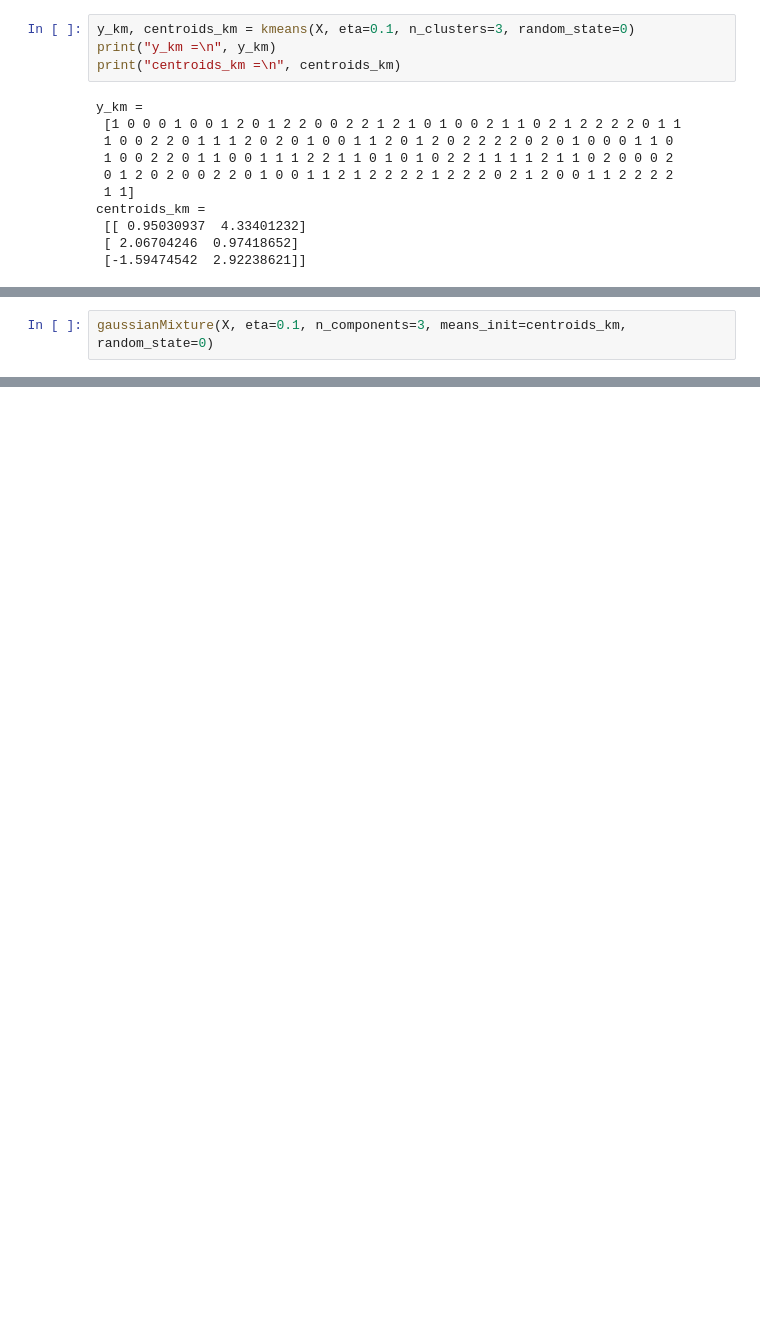
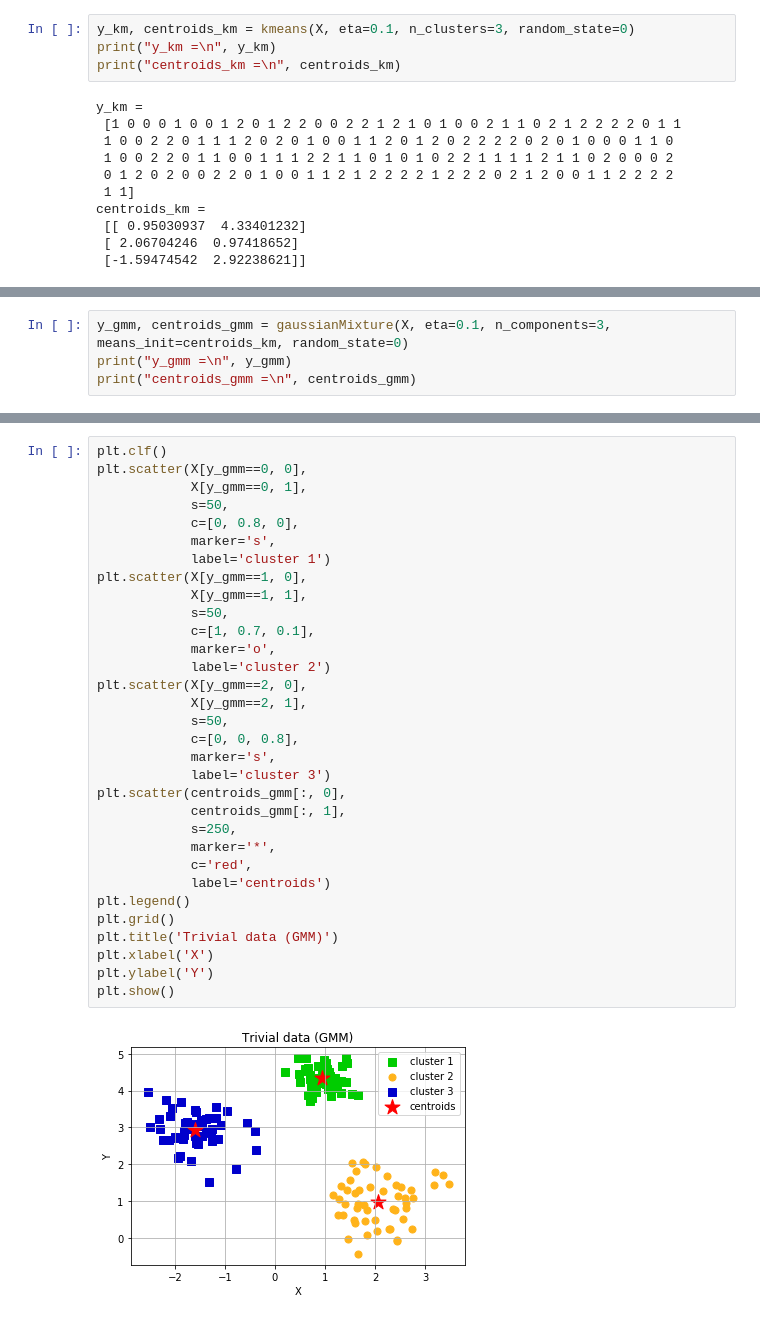
Before and after one commit to 1n4001/g11project06, a Jupyter notebook: kmeans.ipynb, the cells around one changed output, grey strips where cells are left out. Cells and saved outputs as stored; diff of their text form; blank space fills up the shorter version.

```diff
--- a/kmeans.ipynb
+++ b/kmeans.ipynb
@@ -131,3 +213,5 @@ def gaussianMixture(X,
 # %%
-gaussianMixture(X, eta=0.1, n_components=3, means_init=centroids_km, random_state=0)
+y_gmm, centroids_gmm = gaussianMixture(X, eta=0.1, n_components=3, means_init=centroids_km, random_state=0)
+print("y_gmm =\n", y_gmm)
+print("centroids_gmm =\n", centroids_gmm)
 # %% [output]
@@ -134,0 +229,34 @@ ValueError: The truth value of an array with more than one element is ambiguous.
+# %%
+plt.clf()
+plt.scatter(X[y_gmm==0, 0],
+            X[y_gmm==0, 1],
+            s=50,
+            c=[0, 0.8, 0],
+            marker='s',
+            label='cluster 1')
+plt.scatter(X[y_gmm==1, 0],
+            X[y_gmm==1, 1],
+            s=50,
+            c=[1, 0.7, 0.1],
+            marker='o',
+            label='cluster 2')
+plt.scatter(X[y_gmm==2, 0],
+            X[y_gmm==2, 1],
+            s=50,
+            c=[0, 0, 0.8],
+            marker='s',
+            label='cluster 3')
+plt.scatter(centroids_gmm[:, 0],
+            centroids_gmm[:, 1],
+            s=250,
+            marker='*',
+            c='red',
+            label='centroids')
+plt.legend()
+plt.grid()
+plt.title('Trivial data (GMM)')
+plt.xlabel('X')
+plt.ylabel('Y')
+plt.show()
+# %% [output]
+[figure, added]
```
Also changed, not shown: parts of 9 cells of this notebook.
